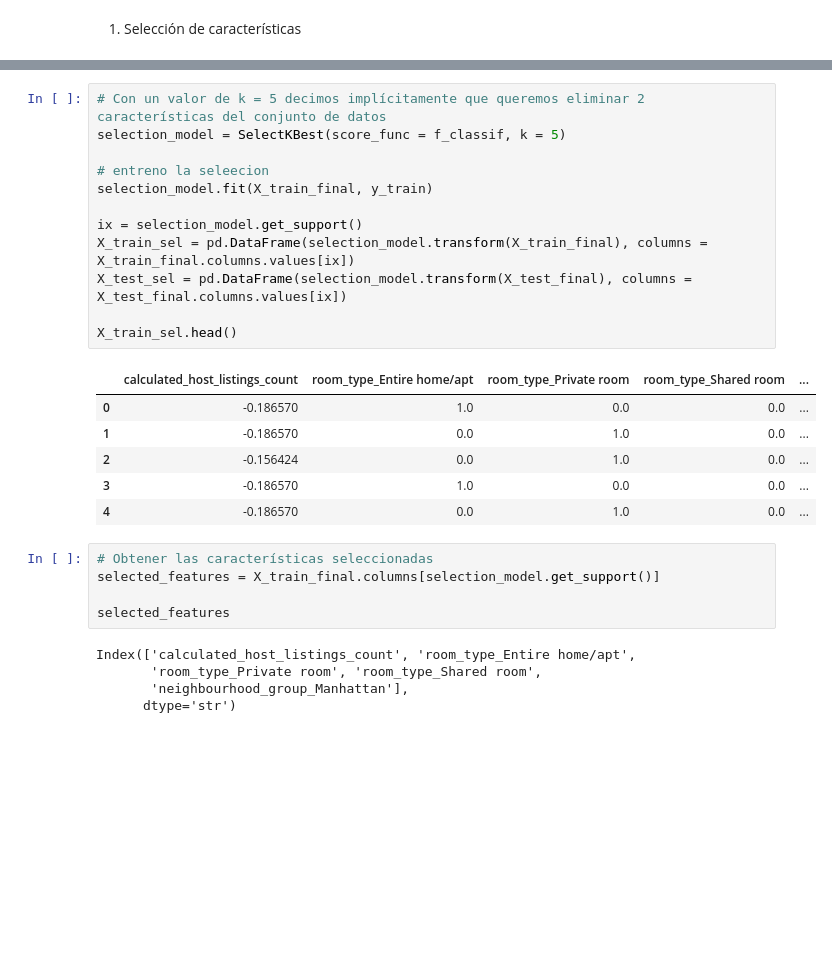
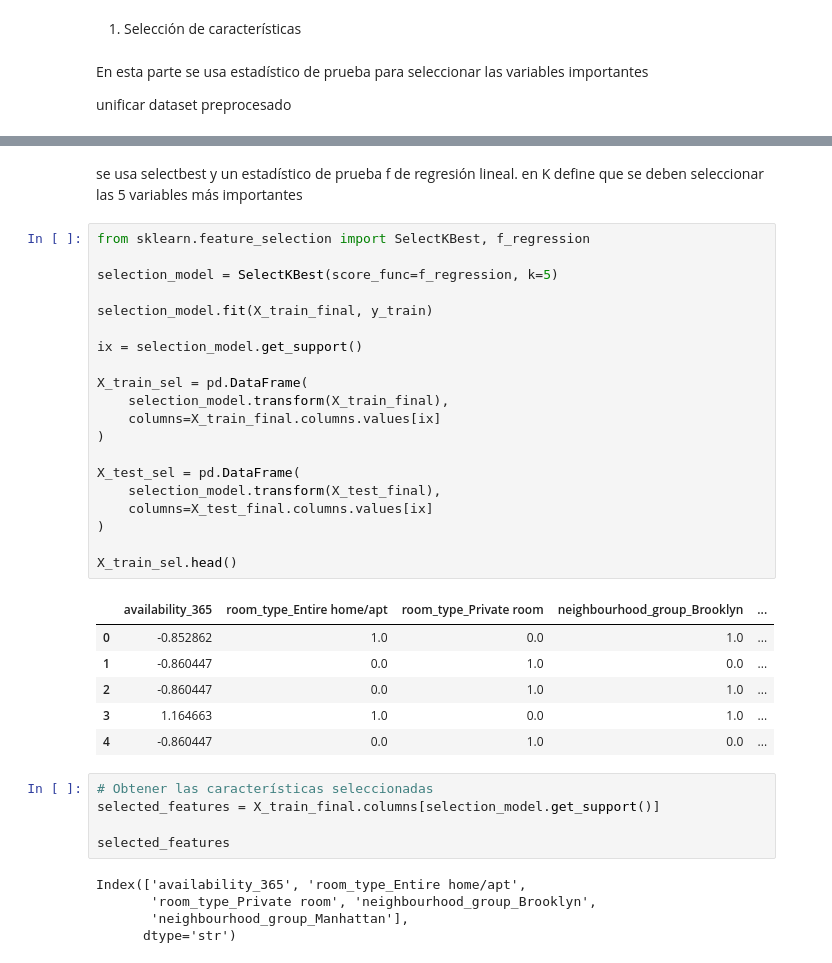
Before and after one commit to 4GeeksAcademy/machine-learning-python-template_melissahm, a Jupyter notebook: src/explore.ipynb, the cells around one changed output, grey strips where cells are left out. Drawn from its saved outputs; the diff is of its cells as text; blank space fills up the shorter version.

```diff
--- a/src/explore.ipynb
+++ b/src/explore.ipynb
@@ -1024,6 +1023,11 @@ Se seleccionó OneHotEncoding para las variables categóricas debido a que no pr
 PARTE 3
 # %% [markdown]
 1. Selección de características
+# %% [markdown]
+En esta parte se usa estadístico de prueba para seleccionar las variables importantes
+
+
+unificar dataset preprocesado
 # %%
 # unificamos el dataset preprocesado hasta el momento
 X_train_final = pd.concat([X_train_num_scal, X_train_cat_ohe], axis=1)
@@ -1037,32 +1041,42 @@ X_train_final.head()
 | 31183 | -0.239596 | -0.524396 | -0.682182 | -0.156424 | -0.860447 | ... |
 | 29260 | -0.193025 | 1.430714 | 2.378478 | -0.186570 | 1.164663 | ... |
 | 7275 | -0.099884 | -0.232253 | -0.526344 | -0.186570 | -0.860447 | ... |
+# %% [markdown]
+se usa selectbest y un estadístico de prueba f de regresión lineal. en K define que se deben seleccionar las 5 variables más importantes
 # %%
-# Con un valor de k = 5 decimos implícitamente que queremos eliminar 2 características del conjunto de datos
-selection_model = SelectKBest(score_func = f_classif, k = 5)
+from sklearn.feature_selection import SelectKBest, f_regression
 
-# entreno la seleecion
+selection_model = SelectKBest(score_func=f_regression, k=5)
+
 selection_model.fit(X_train_final, y_train)
 
 ix = selection_model.get_support()
-X_train_sel = pd.DataFrame(selection_model.transform(X_train_final), columns = X_train_final.columns.values[ix])
-X_test_sel = pd.DataFrame(selection_model.transform(X_test_final), columns = X_test_final.columns.values[ix])
+
+X_train_sel = pd.DataFrame(
+    selection_model.transform(X_train_final),
+    columns=X_train_final.columns.values[ix]
+)
+
+X_test_sel = pd.DataFrame(
+    selection_model.transform(X_test_final),
+    columns=X_test_final.columns.values[ix]
+)
 
 X_train_sel.head()
 # %% [output]
-|  | calculated_host_listings_count | room_type_Entire home/apt | room_type_Private room | room_type_Shared room | ... |
-| 0 | -0.186570 | 1.0 | 0.0 | 0.0 | ... |
-| 1 | -0.186570 | 0.0 | 1.0 | 0.0 | ... |
-| 2 | -0.156424 | 0.0 | 1.0 | 0.0 | ... |
-| 3 | -0.186570 | 1.0 | 0.0 | 0.0 | ... |
-| 4 | -0.186570 | 0.0 | 1.0 | 0.0 | ... |
+|  | availability_365 | room_type_Entire home/apt | room_type_Private room | neighbourhood_group_Brooklyn | ... |
+| 0 | -0.852862 | 1.0 | 0.0 | 1.0 | ... |
+| 1 | -0.860447 | 0.0 | 1.0 | 0.0 | ... |
+| 2 | -0.860447 | 0.0 | 1.0 | 1.0 | ... |
+| 3 | 1.164663 | 1.0 | 0.0 | 1.0 | ... |
+| 4 | -0.860447 | 0.0 | 1.0 | 0.0 | ... |
 # %%
 # Obtener las características seleccionadas
 selected_features = X_train_final.columns[selection_model.get_support()]
 
 selected_features
 # %% [output]
-Index(['calculated_host_listings_count', 'room_type_Entire home/apt',
-       'room_type_Private room', 'room_type_Shared room',
+Index(['availability_365', 'room_type_Entire home/apt',
+       'room_type_Private room', 'neighbourhood_group_Brooklyn',
        'neighbourhood_group_Manhattan'],
       dtype='str')
```
Also changed, not shown: parts of 1 cell of this notebook.
